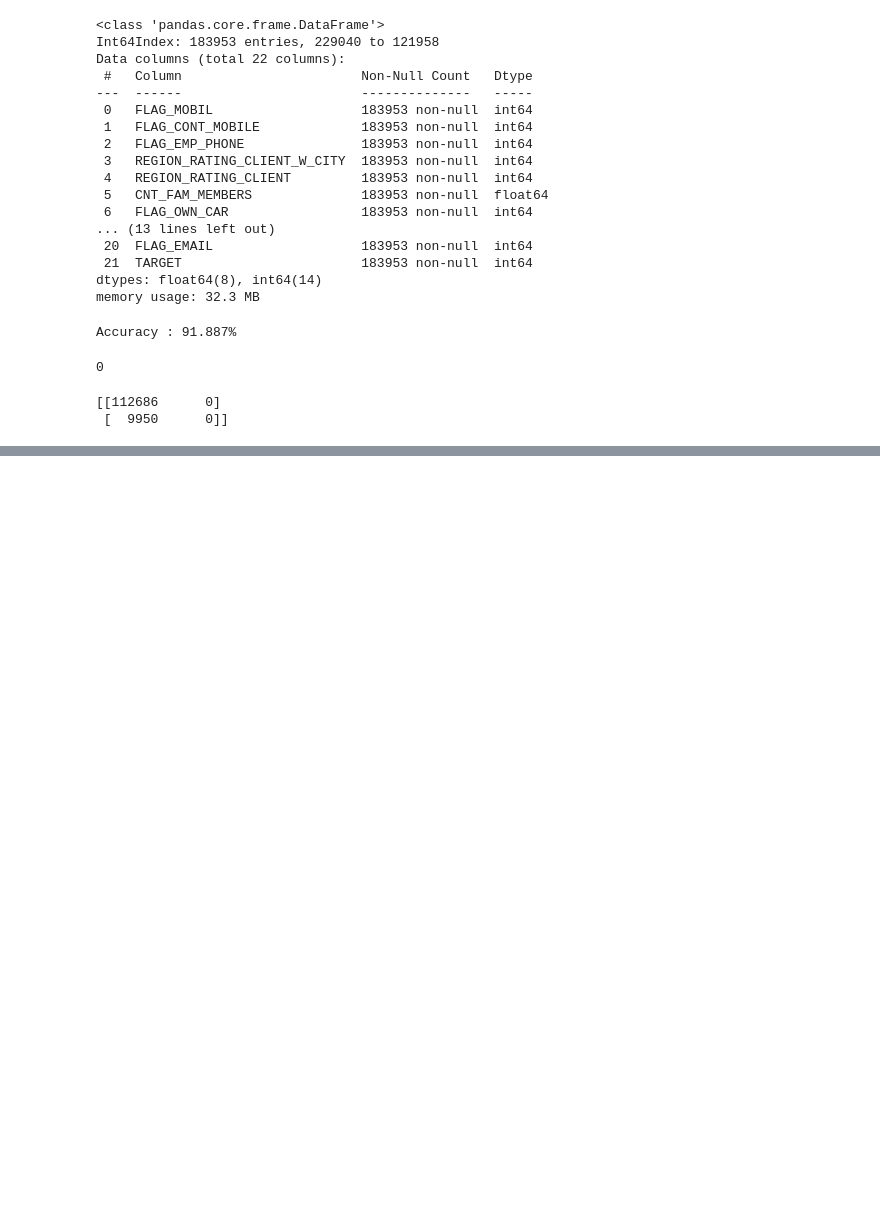
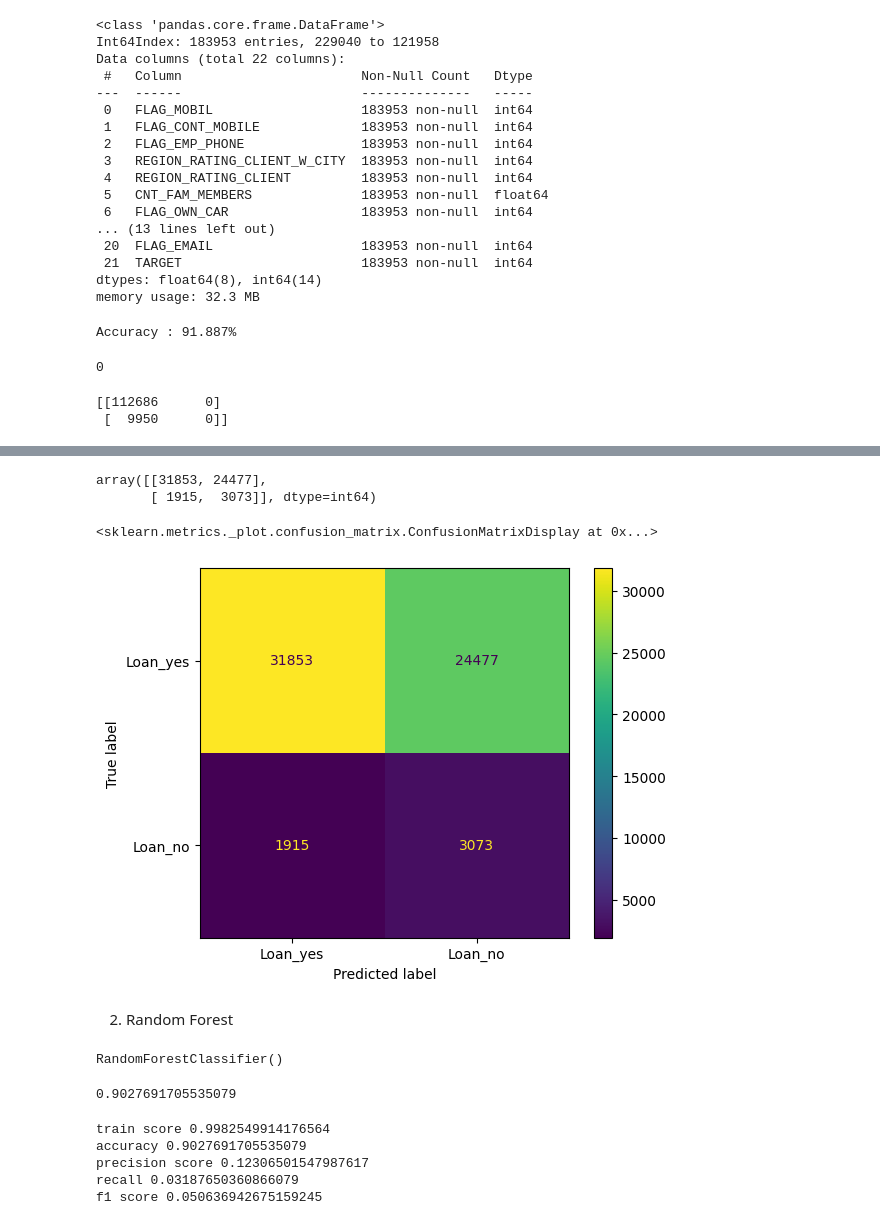
Before and after one commit to VarunArora14/ML-minor-project, a Jupyter notebook: mutual_classif_prediction.ipynb, the cells around one changed output, grey strips where cells are left out. Saved outputs shown, nothing was run; the diff lists cells and outputs as text; code cells hidden in the pictures; blank space fills up the shorter version.

Commit message:
added mutual classif prediction

```diff
--- a/df_work.ipynb
+++ b/mutual_classif_prediction.ipynb
@@ -337,0 +444,4 @@ print(metrics.confusion_matrix(y_test, predicted))
+# %%
+model1 = LogisticRegression(solver='lbfgs', max_iter=100)
+# %%
+model1.fit(X_res, y_res)
@@ -337,0 +450,5 @@ print(metrics.confusion_matrix(y_test, predicted))
+# %%
+#predcit
+
+y_pred1 = model1.predict(X_test)
+y_pred1
@@ -337,0 +475,14 @@ print(metrics.confusion_matrix(y_test, predicted))
+# %%
+cm = confusion_matrix(y_test, y_pred1)
+cm
+# %% [output]
+array([[31853, 24477],
+       [ 1915,  3073]], dtype=int64)
+# %%
+display = ConfusionMatrixDisplay(cm, display_labels = ['Loan_yes', 'Loan_no'])
+display.plot()
+# %% [output]
+<sklearn.metrics._plot.confusion_matrix.ConfusionMatrixDisplay at 0x...>
+[figure, added]
+# %% [markdown]
+2. Random Forest
@@ -337,0 +492,24 @@ print(metrics.confusion_matrix(y_test, predicted))
+# %%
+model2 = RandomForestClassifier(n_estimators = 100)
+model2.fit(X_res, y_res)
+# %% [output]
+RandomForestClassifier()
+# %%
+y_pred2 = model2.predict(X_test)
+accuracy = model2.score(X_test, y_test)
+accuracy
+# %% [output]
+0.9027691705535079
+# %%
+#scores
+print('train score', model2.score(X_train, y_train))
+print('accuracy', accuracy_score(y_test, y_pred2))
+print('precision score', precision_score(y_test, y_pred2))
+print('recall', recall_score(y_test, y_pred2))
+print('f1 score', f1_score(y_test, y_pred2))
+# %% [output]
+train score 0.9982549914176564
+accuracy 0.9027691705535079
+precision score 0.12306501547987617
+recall 0.03187650360866079
+f1 score 0.050636942675159245
```
Also changed, not shown: parts of 43 cells of this notebook, 1 other file.
